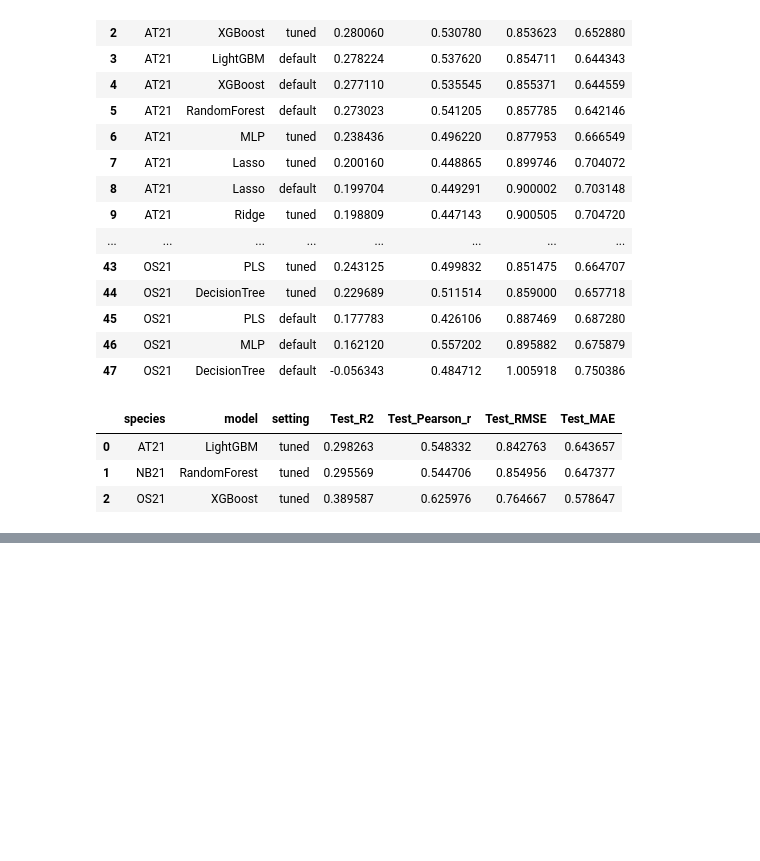
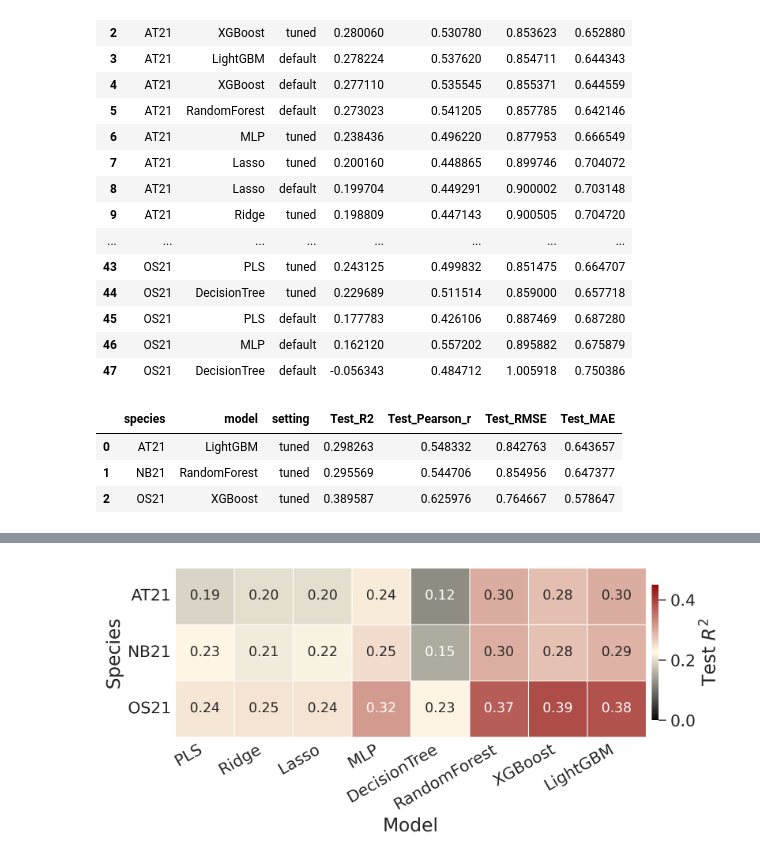
Before and after one commit to ih-11/regression, a Jupyter notebook: notebooks/benchmark_plot.ipynb, the cells around one changed output, grey strips where cells are left out. Drawn from its saved outputs; the diff is of its cells as text; code cells hidden in the pictures; blank space fills up the shorter version.

```diff
--- a/notebooks/benchmark_plot.ipynb
+++ b/notebooks/benchmark_plot.ipynb
@@ -781,0 +760,67 @@ plt.show()
+# %%
+# ============================================
+# Figure: Test R2 heatmap
+# ============================================
+
+heatmap_df = (
+    benchmark_results_df
+    .query("setting == 'tuned'")
+    .pivot(
+        index="species",
+        columns="model",
+        values="Test_R2",
+    )
+    .loc[species_order, model_order]
+)
+
+fig, ax = make_fig(
+    w=7.5,
+    h=3.4,
+)
+
+sns.heatmap(
+    heatmap_df,
+    annot=True,
+    fmt=".2f",
+    cmap=DrDb,
+    vmin=0,
+    vmax=0.45,
+    linewidths=0.6,
+    linecolor="white",
+    annot_kws={
+        "fontsize": 11,
+    },
+    cbar_kws={
+        "label": r"Test $R^2$",
+        "shrink": 0.80,
+        "pad": 0.01,
+    },
+    ax=ax,
+)
+
+format_axis(
+    ax,
+    xlabel="Model",
+    ylabel="Species",
+)
+
+ax.set_xticklabels(
+    ax.get_xticklabels(),
+    rotation=30,
+    ha="right",
+)
+
+ax.set_yticklabels(
+    ax.get_yticklabels(),
+    rotation=0,
+)
+
+ax.tick_params(
+    axis="both",
+    length=0,
+)
+
+plt.tight_layout()
+plt.show()
+# %% [output]
+[figure, added]
```
Also changed, not shown: parts of 7 cells of this notebook.
